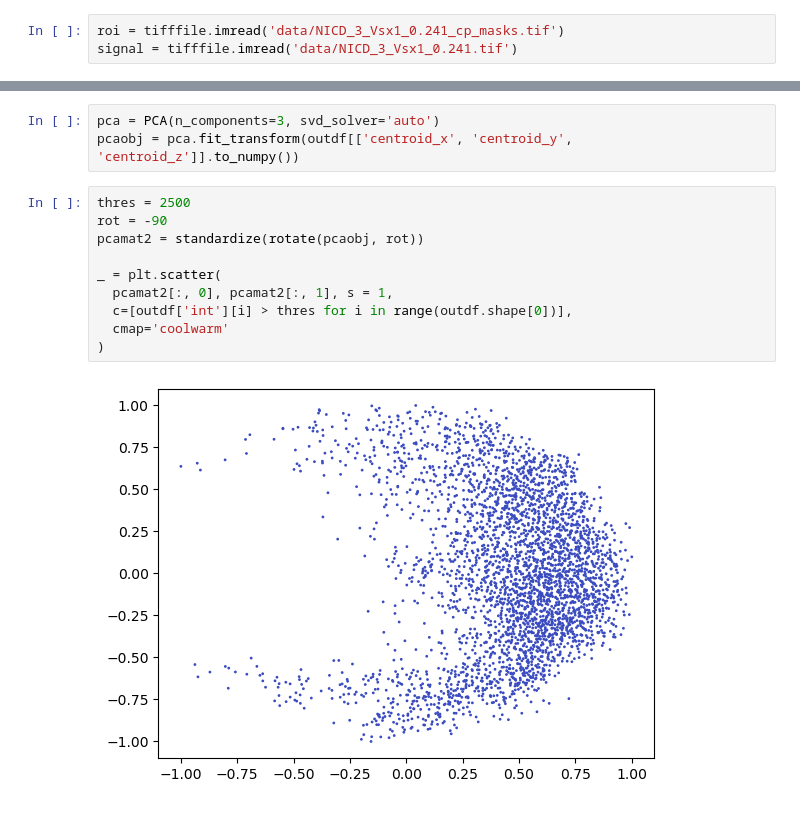
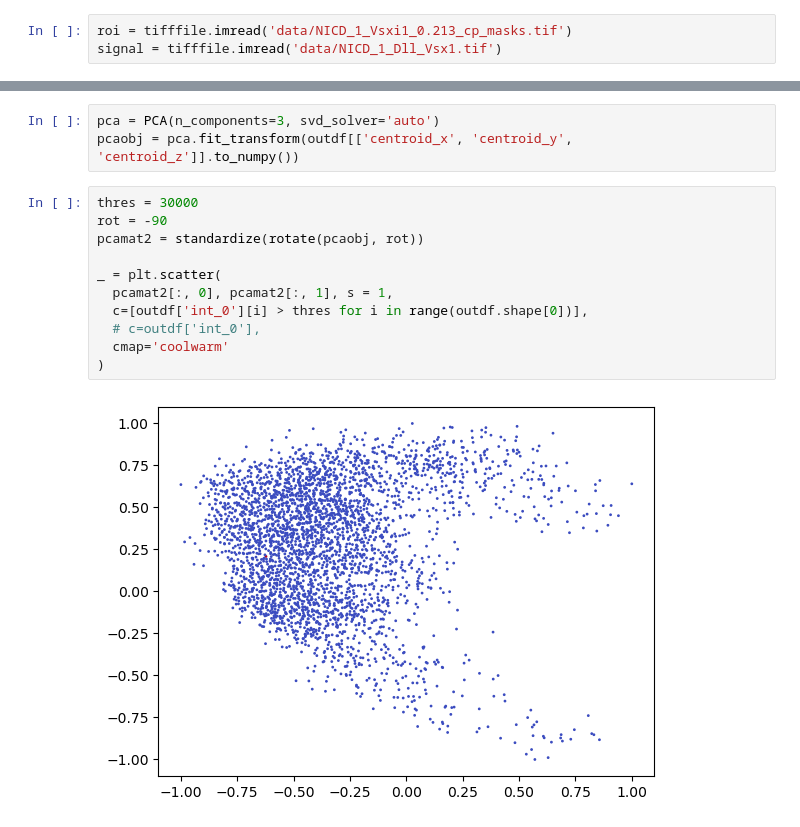
Before and after one commit to chenyenchung/Chen_et_al_2026_microscopy_quant, a Jupyter notebook: N-GOF/preprocess.ipynb, the cells around one changed output, grey strips where cells are left out. Saved outputs shown, nothing was run; the diff lists cells and outputs as text.

```diff
--- a/N-GOF/preprocess.ipynb
+++ b/N-GOF/preprocess.ipynb
@@ -77,8 +77,8 @@ def standardize(mat, dims=(0, 1)):
 
     return out
 # %%
-roi = tifffile.imread('data/NICD_3_Vsx1_0.241_cp_masks.tif')
-signal = tifffile.imread('data/NICD_3_Vsx1_0.241.tif')
+roi = tifffile.imread('data/NICD_1_Vsxi1_0.213_cp_masks.tif')
+signal = tifffile.imread('data/NICD_1_Dll_Vsx1.tif')
 # %%
 if signal.ndim > 2:
   signal = np.moveaxis(signal, 1, -1)
@@ -120,14 +120,15 @@ _ = plt.hist(outdf['int'], bins=100)
 pca = PCA(n_components=3, svd_solver='auto')
 pcaobj = pca.fit_transform(outdf[['centroid_x', 'centroid_y', 'centroid_z']].to_numpy())
 # %%
-thres = 2500
+thres = 30000
 rot = -90
 pcamat2 = standardize(rotate(pcaobj, rot))
 
 _ = plt.scatter(
   pcamat2[:, 0], pcamat2[:, 1], s = 1,
-  c=[outdf['int'][i] > thres for i in range(outdf.shape[0])],
+  c=[outdf['int_0'][i] > thres for i in range(outdf.shape[0])],
+  # c=outdf['int_0'],
   cmap='coolwarm'
 )
 # %% [output]
-[figure, old version]
+[figure, new version]
```
Also changed, not shown: parts of 1 cell of this notebook, 1 other file.
